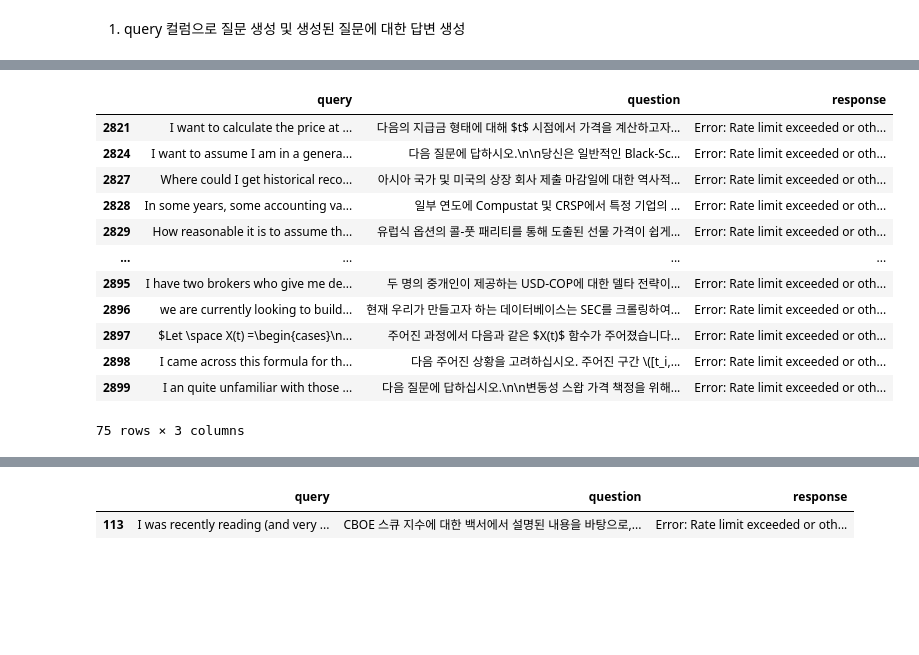
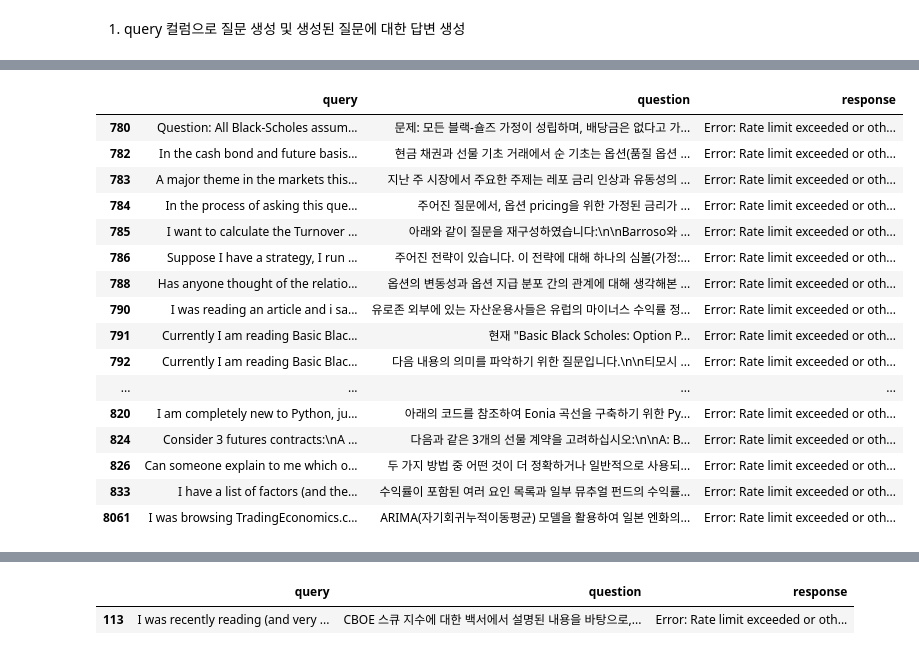
Before and after one commit to LDC-ai/KRX_LLM, a Jupyter notebook: data_slicing.ipynb, the cells around one changed output, grey strips where cells are left out. Cells and saved outputs as stored; diff of their text form; code cells hidden in the pictures; blank space fills up the shorter version.

```diff
--- a/data_slicing.ipynb
+++ b/data_slicing.ipynb
@@ -202,0 +188,3 @@ df = df[:2800]
+# %%
+dff = pd.read_csv(csv_file)
+dff
@@ -203,16 +205,20 @@ df = df[:2800]
 # %%
-df[df['response'] == 'Error: Rate limit exceeded or other issue']
+dff[dff['response'] == 'Error: Rate limit exceeded or other issue']
 # %% [output]
 |  | query | question | response |
-| 2821 | I want to calculate the price at ... | 다음의 지급금 형태에 대해 $t$ 시점에서 가격을 계산하고자... | Error: Rate limit exceeded or oth... |
-| 2824 | I want to assume I am in a genera... | 다음 질문에 답하시오.\n\n당신은 일반적인 Black-Sc... | Error: Rate limit exceeded or oth... |
-| 2827 | Where could I get historical reco... | 아시아 국가 및 미국의 상장 회사 제출 마감일에 대한 역사적... | Error: Rate limit exceeded or oth... |
-| 2828 | In some years, some accounting va... | 일부 연도에 Compustat 및 CRSP에서 특정 기업의 ... | Error: Rate limit exceeded or oth... |
-| 2829 | How reasonable it is to assume th... | 유럽식 옵션의 콜-풋 패리티를 통해 도출된 선물 가격이 쉽게... | Error: Rate limit exceeded or oth... |
+| 780 | Question: All Black-Scholes assum... | 문제: 모든 블랙-숄즈 가정이 성립하며, 배당금은 없다고 가... | Error: Rate limit exceeded or oth... |
+| 782 | In the cash bond and future basis... | 현금 채권과 선물 기초 거래에서 순 기초는 옵션(품질 옵션 ... | Error: Rate limit exceeded or oth... |
+| 783 | A major theme in the markets this... | 지난 주 시장에서 주요한 주제는 레포 금리 인상과 유동성의 ... | Error: Rate limit exceeded or oth... |
+| 784 | In the process of asking this que... | 주어진 질문에서, 옵션 pricing을 위한 가정된 금리가 ... | Error: Rate limit exceeded or oth... |
+| 785 | I want to calculate the Turnover ... | 아래와 같이 질문을 재구성하였습니다:\n\nBarroso와 ... | Error: Rate limit exceeded or oth... |
+| 786 | Suppose I have a strategy, I run ... | 주어진 전략이 있습니다. 이 전략에 대해 하나의 심볼(가정:... | Error: Rate limit exceeded or oth... |
+| 788 | Has anyone thought of the relatio... | 옵션의 변동성과 옵션 지급 분포 간의 관계에 대해 생각해본 ... | Error: Rate limit exceeded or oth... |
+| 790 | I was reading an article and i sa... | 유로존 외부에 있는 자산운용사들은 유럽의 마이너스 수익률 정... | Error: Rate limit exceeded or oth... |
+| 791 | Currently I am reading Basic Blac... | 현재 "Basic Black Scholes: Option P... | Error: Rate limit exceeded or oth... |
+| 792 | Currently I am reading Basic Blac... | 다음 내용의 의미를 파악하기 위한 질문입니다.\n\n티모시 ... | Error: Rate limit exceeded or oth... |
 | ... | ... | ... | ... |
-| 2895 | I have two brokers who give me de... | 두 명의 중개인이 제공하는 USD-COP에 대한 델타 전략이... | Error: Rate limit exceeded or oth... |
-| 2896 | we are currently looking to build... | 현재 우리가 만들고자 하는 데이터베이스는 SEC를 크롤링하여... | Error: Rate limit exceeded or oth... |
-| 2897 | $Let \space X(t) =\begin{cases}\n... | 주어진 과정에서 다음과 같은 $X(t)$ 함수가 주어졌습니다... | Error: Rate limit exceeded or oth... |
-| 2898 | I came across this formula for th... | 다음 주어진 상황을 고려하십시오. 주어진 구간 \([t_i,... | Error: Rate limit exceeded or oth... |
-| 2899 | I an quite unfamiliar with those ... | 다음 질문에 답하십시오.\n\n변동성 스왑 가격 책정을 위해... | Error: Rate limit exceeded or oth... |
+| 820 | I am completely new to Python, ju... | 아래의 코드를 참조하여 Eonia 곡선을 구축하기 위한 Py... | Error: Rate limit exceeded or oth... |
+| 824 | Consider 3 futures contracts:\nA ... | 다음과 같은 3개의 선물 계약을 고려하십시오:\n\nA: B... | Error: Rate limit exceeded or oth... |
+| 826 | Can someone explain to me which o... | 두 가지 방법 중 어떤 것이 더 정확하거나 일반적으로 사용되... | Error: Rate limit exceeded or oth... |
+| 833 | I have a list of factors (and the... | 수익률이 포함된 여러 요인 목록과 일부 뮤추얼 펀드의 수익률... | Error: Rate limit exceeded or oth... |
+| 8061 | I was browsing TradingEconomics.c... | ARIMA(자기회귀누적이동평균) 모델을 활용하여 일본 엔화의... | Error: Rate limit exceeded or oth... |
-75 rows × 3 columns
```
Also changed, not shown: parts of 11 cells of this notebook.
